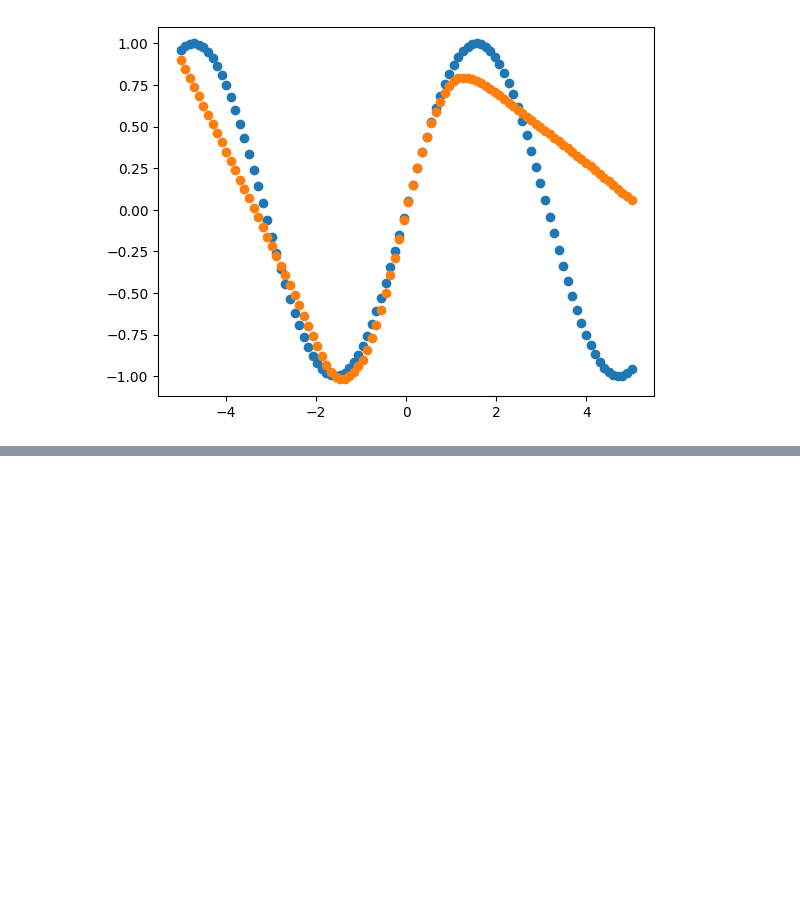
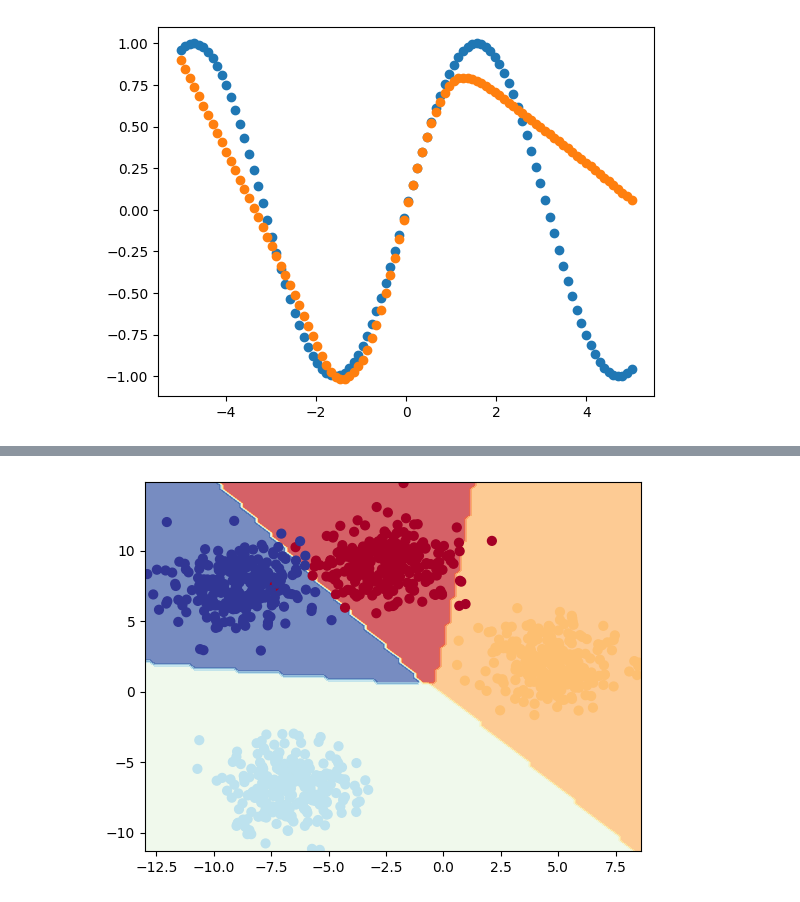
Before and after one commit to Daynil/neural-net-experiments, a Jupyter notebook: learning_neural_nets.ipynb, the cells around one changed output, grey strips where cells are left out. Saved outputs shown, nothing was run; the diff lists cells and outputs as text; code cells hidden in the pictures; blank space fills up the shorter version.

```diff
--- a/learning_neural_nets.ipynb
+++ b/learning_neural_nets.ipynb
@@ -130,0 +278,4 @@ mse: 0.20895297825336456
+# %%
+util.utilities.plot_decision_boundary(model, X, y)
+# %% [output]
+[figure, added]
```
Also changed, not shown: parts of 10 cells of this notebook, 7 other files.
